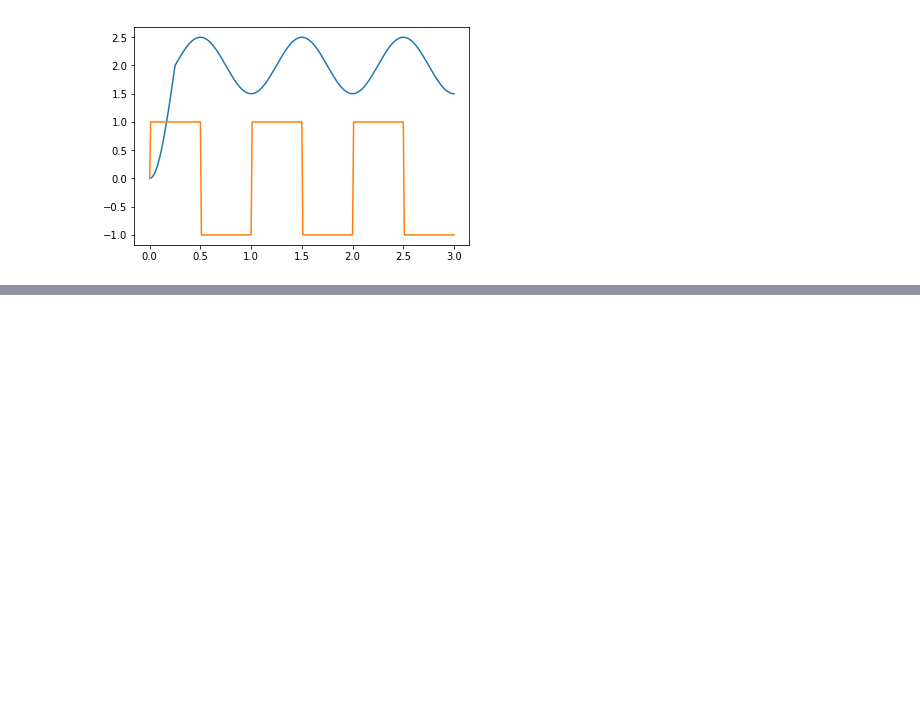
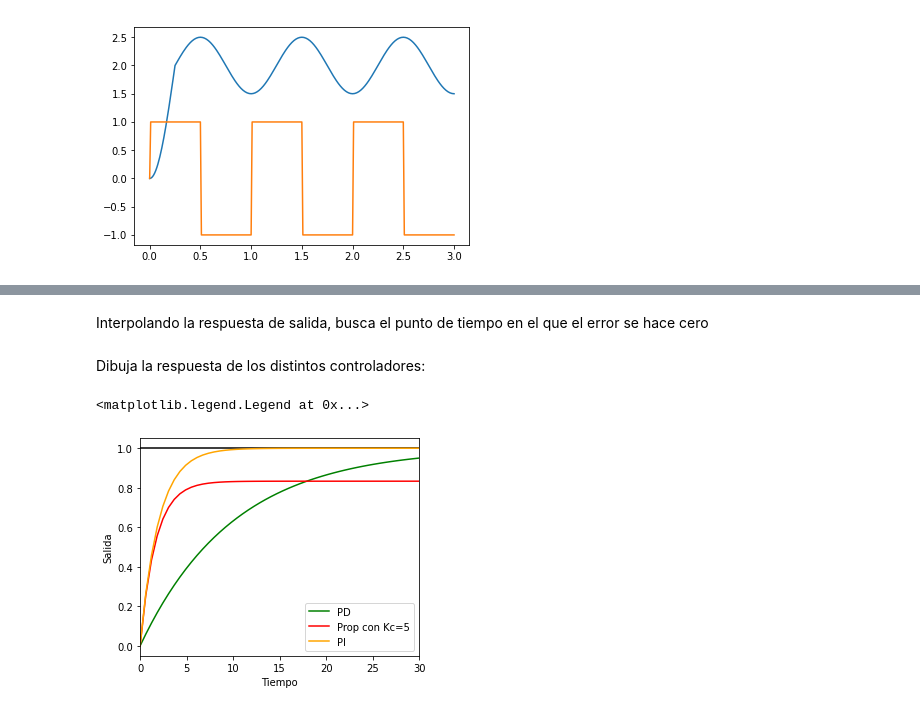
Before and after one commit to jredrejo/ari, a Jupyter notebook: spa/Teoria_de_control_practica.ipynb, the cells around one changed output, grey strips where cells are left out. Drawn from its saved outputs; the diff is of its cells as text; code cells hidden in the pictures; blank space fills up the shorter version.

```diff
--- a/spa/Teoria_de_control_practica.ipynb
+++ b/spa/Teoria_de_control_practica.ipynb
@@ -677,0 +547,29 @@ $$
+# %%
+s = control.tf([1, 0], 1)
+
+Gp = 1/(10*s + 1)
+PI = 5*(1 + 1/(10*s))
+P = 5
+
+def feedback(forward, backward=1):
+    """Calcula la función de transferencia en bucle cerrado
+
+         +     ┌────────┐
+      ────>o──>│forward ├────┬──>
+          -↑   └────────┘    │
+           │   ┌────────┐    │
+           └───┤backward│<───┘
+               └────────┘
+    """
+    loop = forward*backward
+    return forward/(1 + loop)
+# %%
+ts = numpy.linspace(0, 30)
+
+def plotresponse(ax, G, *args, **kwargs):
+    ax.set_xlim([0, 30])
+    ax.plot(*control.step_response(G, T=ts), *args, **kwargs)
+
+    ax.axvline(errorzero, color='teal', linestyle='--')
+# %% [markdown]
+Interpolando la respuesta de salida, busca el punto de tiempo en el que el error se hace cero
@@ -677,0 +579,14 @@ $$
+# %% [markdown]
+Dibuja la respuesta de los distintos controladores:
+# %%
+fig, outputs = plt.subplots(1, 1, figsize=(5, 4))
+outputs.plot(ts, numpy.ones_like(ts), color='black')
+plotresponse(outputs, Gp, color='green', label='PD')
+plotresponse(outputs, feedback(P*Gp, 1), color='red', label='Prop con Kc=5')
+plotresponse(outputs, feedback(PI*Gp, 1), color='orange', label='PI')
+outputs.set_ylabel('Salida')
+outputs.set_xlabel('Tiempo')
+outputs.legend()
+# %% [output]
+<matplotlib.legend.Legend at 0x...>
+[figure, added]
```
Also changed, not shown: parts of 6 cells of this notebook, 1 other file.
